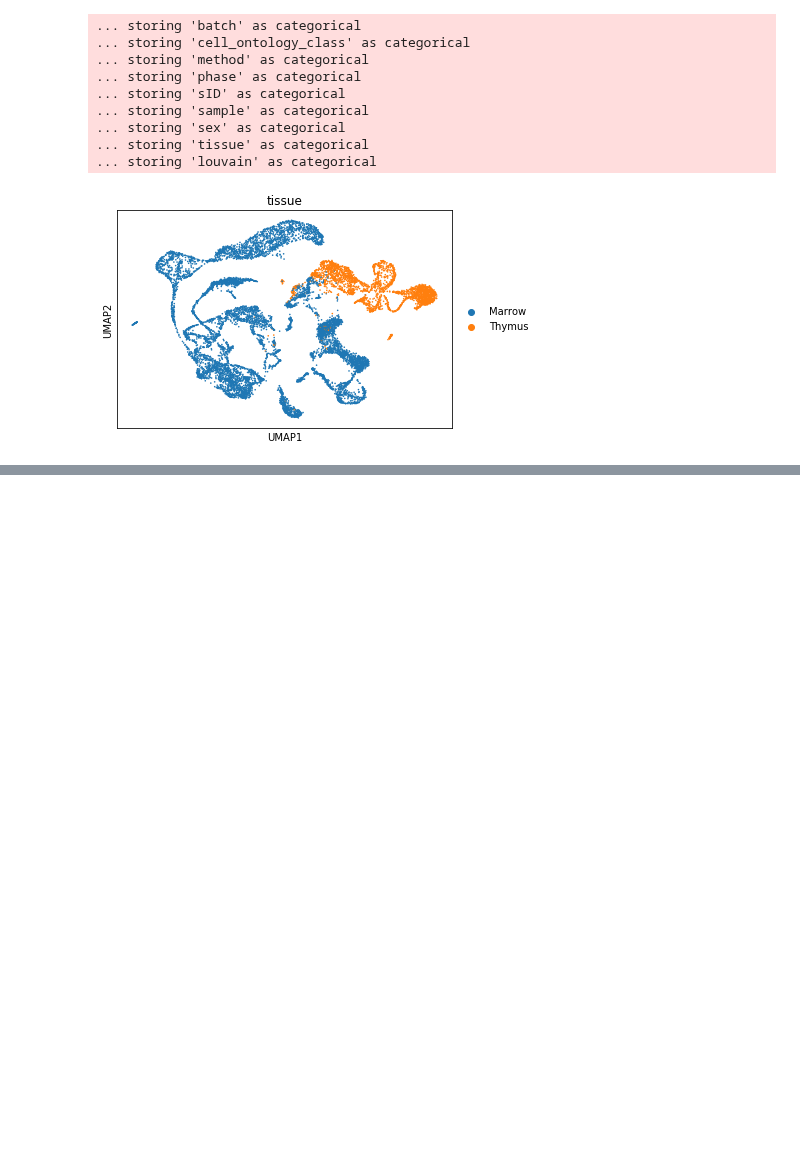
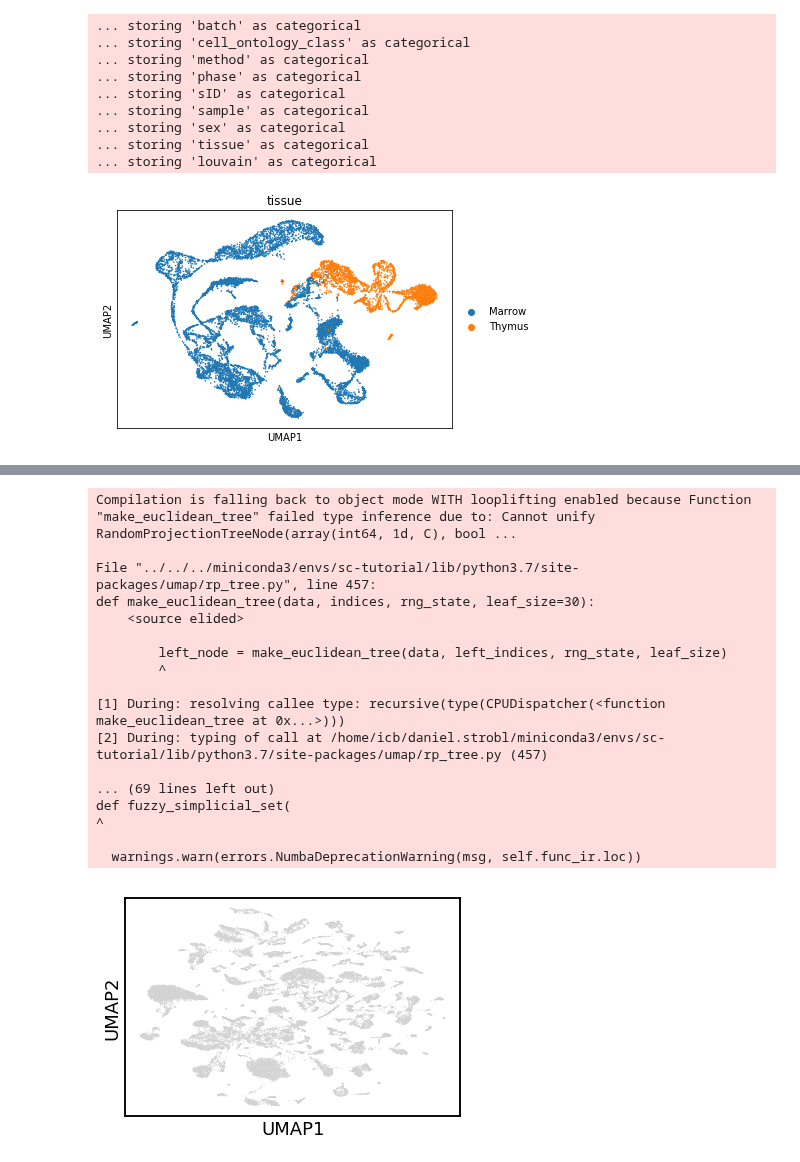
Before and after one commit to theislab/scib, a Jupyter notebook: notebooks/integration/conos.ipynb, the cells around one changed output, grey strips where cells are left out. Saved outputs shown, nothing was run; the diff lists cells and outputs as text; code cells hidden in the pictures; blank space fills up the shorter version.

```diff
--- a/notebooks/integration/conos.ipynb
+++ b/notebooks/integration/conos.ipynb
@@ -130,0 +217,7 @@ sc.pl.umap(integrated, color='tissue')
+# %%
+bef = sc.read('/home/icb/daniel.strobl/group.daniela/small_test.h5ad')
+# %%
+sc.pp.neighbors(bef)
+sc.tl.umap(bef)
+sc.pl.umap(bef)
+# %% [output]
@@ -130,0 +226,18 @@ sc.pl.umap(integrated, color='tissue')
+Compilation is falling back to object mode WITH looplifting enabled because Function "make_euclidean_tree" failed type inference due to: Cannot unify RandomProjectionTreeNode(array(int64, 1d, C), bool ...
+
+File "../../../miniconda3/envs/sc-tutorial/lib/python3.7/site-packages/umap/rp_tree.py", line 457:
+def make_euclidean_tree(data, indices, rng_state, leaf_size=30):
+    <source elided>
+
+        left_node = make_euclidean_tree(data, left_indices, rng_state, leaf_size)
+        ^
+
+[1] During: resolving callee type: recursive(type(CPUDispatcher(<function make_euclidean_tree at 0x...>)))
+[2] During: typing of call at /home/icb/daniel.strobl/miniconda3/envs/sc-tutorial/lib/python3.7/site-packages/umap/rp_tree.py (457)
+
+... (69 lines left out)
+def fuzzy_simplicial_set(
+^
+
+  warnings.warn(errors.NumbaDeprecationWarning(msg, self.func_ir.loc))
+[figure, added]
```
Also changed, not shown: parts of 27 cells of this notebook, 1 other file.
